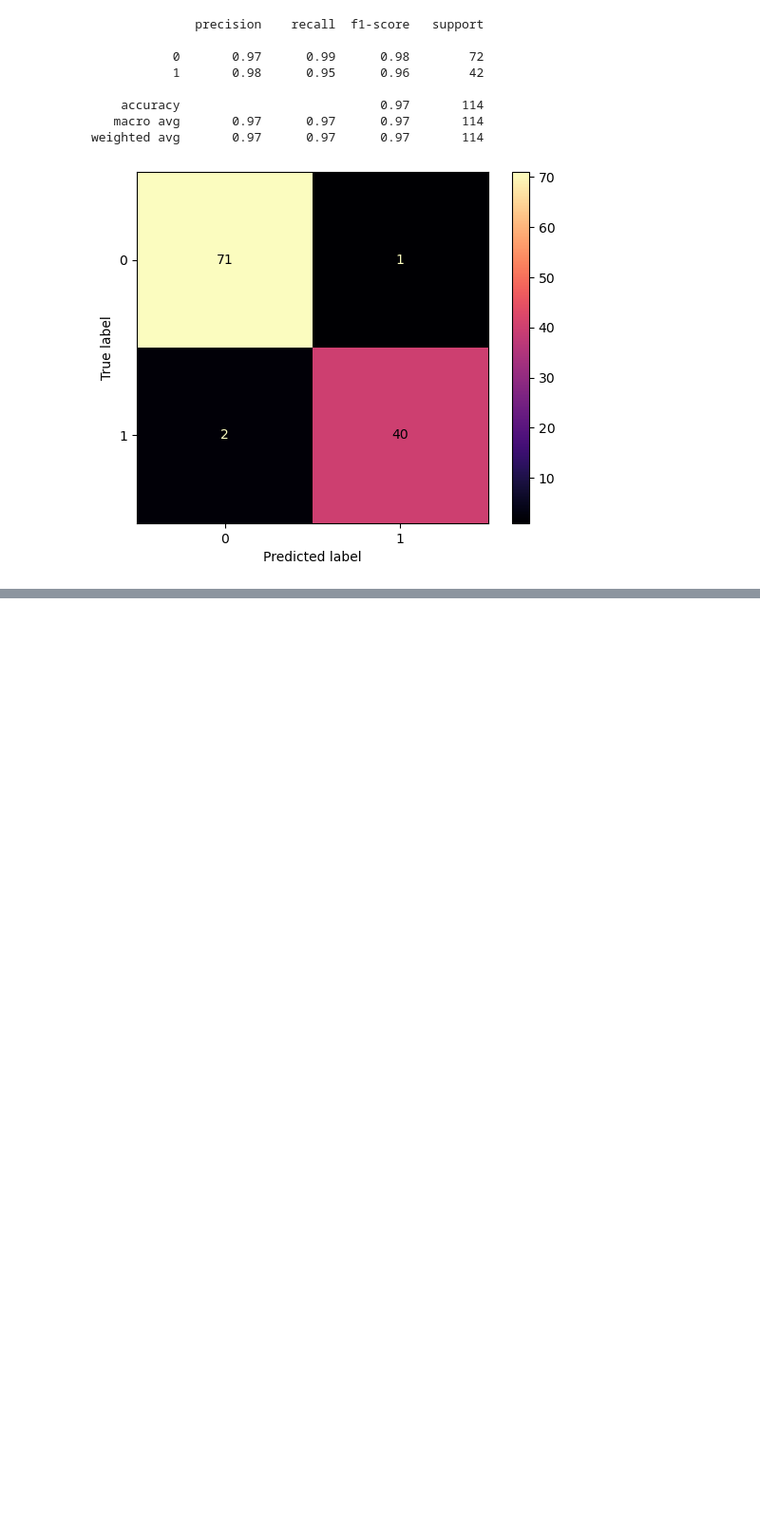
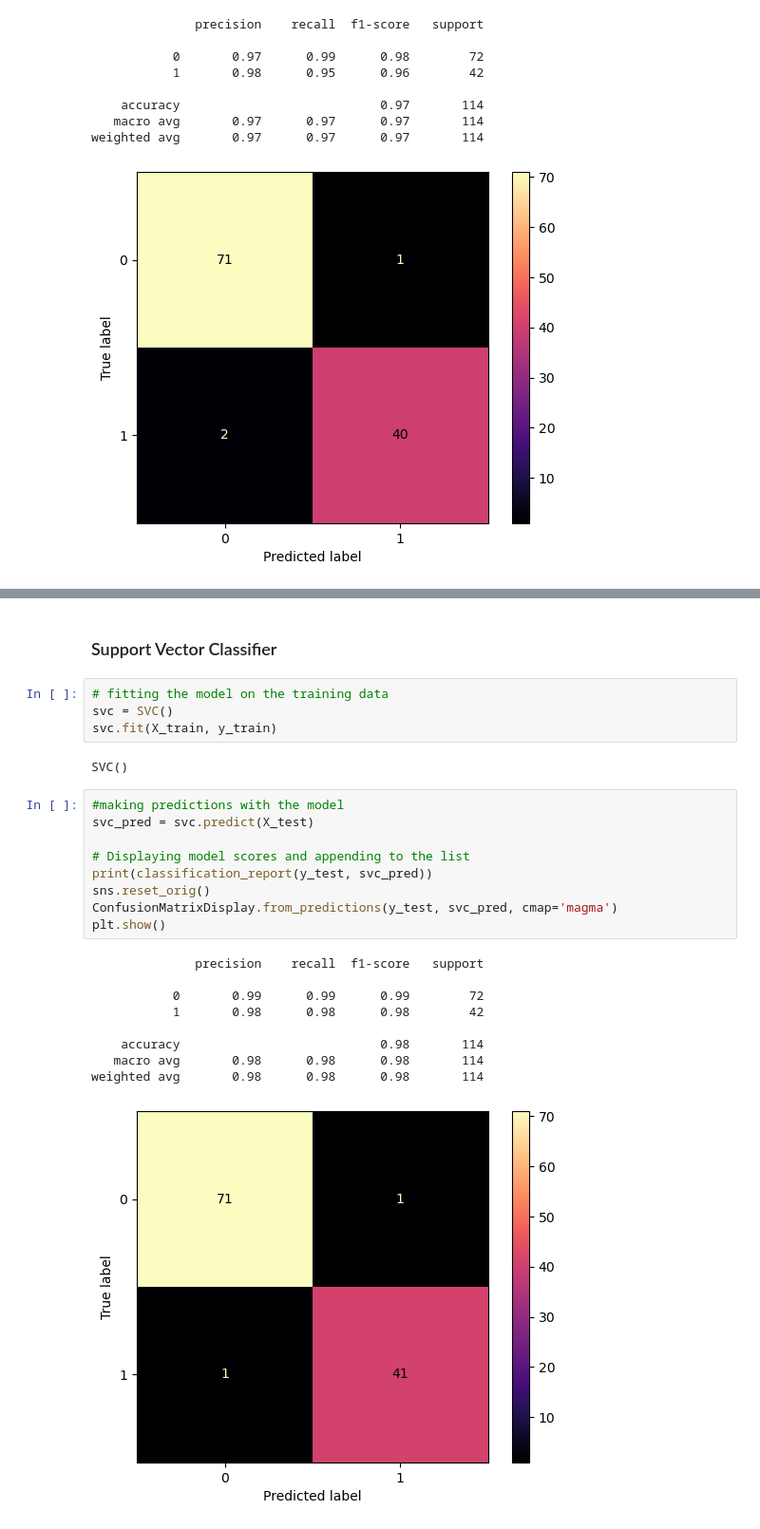
Before and after one commit to Jefest1/CVIP_Data_Science_Intern, a Jupyter notebook: breast_cancer_prediction.ipynb, the cells around one changed output, grey strips where cells are left out. Shown at 95% size. Saved outputs shown, nothing was run; the diff lists cells and outputs as text; blank space fills up the shorter version.

```diff
--- a/breast_cancer_prediction.ipynb
+++ b/breast_cancer_prediction.ipynb
@@ -189,0 +282,27 @@ weighted avg       0.97      0.97      0.97       114
+# %% [markdown]
+### Support Vector Classifier
+# %%
+# fitting the model on the training data
+svc = SVC()
+svc.fit(X_train, y_train)
+# %% [output]
+SVC()
+# %%
+#making predictions with the model
+svc_pred = svc.predict(X_test)
+
+# Displaying model scores and appending to the list
+print(classification_report(y_test, svc_pred))
+sns.reset_orig()
+ConfusionMatrixDisplay.from_predictions(y_test, svc_pred, cmap='magma')
+plt.show()
+# %% [output]
+              precision    recall  f1-score   support
+
+           0       0.99      0.99      0.99        72
+           1       0.98      0.98      0.98        42
+
+    accuracy                           0.98       114
+   macro avg       0.98      0.98      0.98       114
+weighted avg       0.98      0.98      0.98       114
+[figure, added]
```
Also changed, not shown: parts of 37 cells of this notebook.
